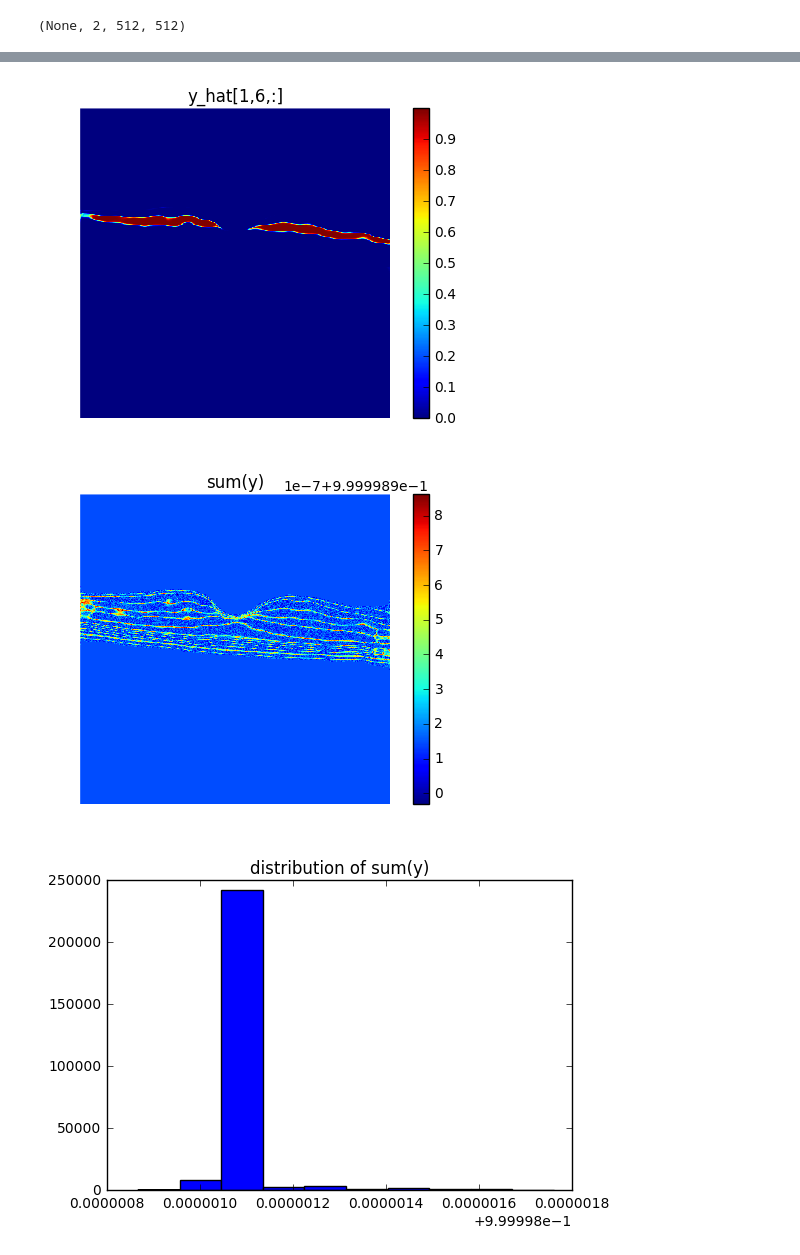
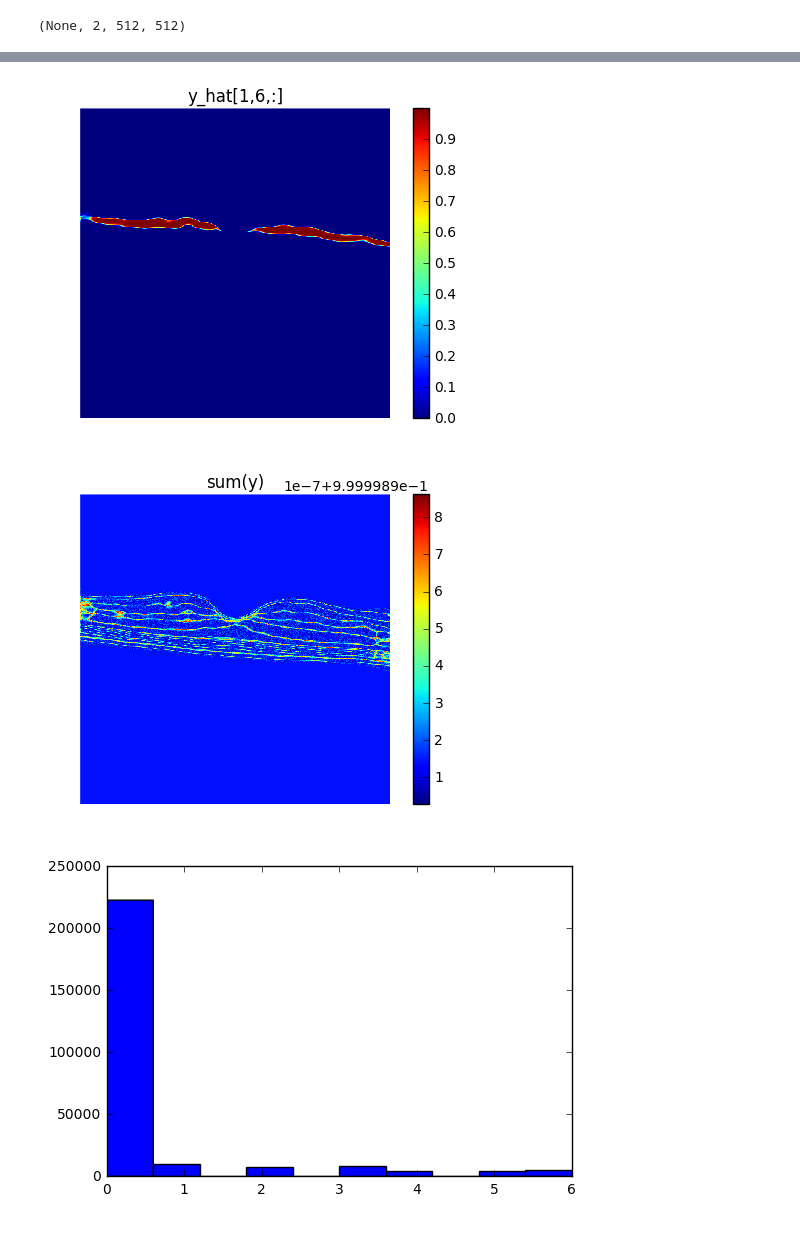
Before and after one commit to mjpekala/bio-segmentation-dense, a Jupyter notebook: Examples/OCT_Small/oct_ss_rev1.ipynb, the cells around one changed output, grey strips where cells are left out. Cells and saved outputs as stored; diff of their text form; code cells hidden in the pictures.

Commit message:
changed last plot in notebook to one that makes more sense

```diff
--- a/Examples/OCT_Small/oct_ss_rev1.ipynb
+++ b/Examples/OCT_Small/oct_ss_rev1.ipynb
@@ -114,8 +114,8 @@ plt.colorbar()
 plt.title('sum(y)')
 
 plt.figure()
-plt.hist(np.sum(Y_hat[idx,...], axis=0).flatten())
-plt.title('distribution of sum(y)')
+plt.hist(np.argmax(Y_hat[idx,...], axis=0).flatten())
+
 
 plt.show()
 # %% [output]
@@ -130,3 +130,3 @@ plt.show()
-[figure, old version]
+[figure, new version]
-[figure, old version]
+[figure, new version]
-[figure, old version]
+[figure, new version]
```
Also changed, not shown: parts of 4 cells of this notebook.
